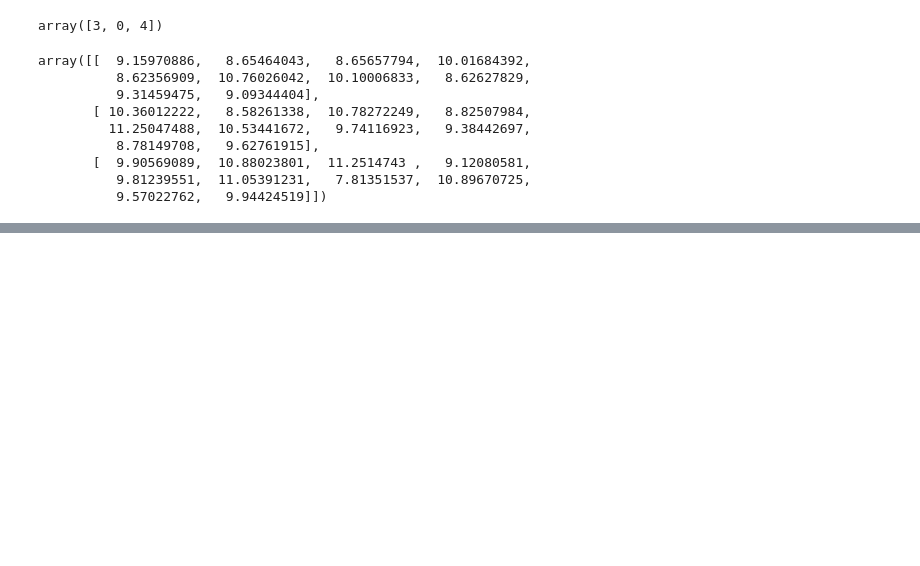
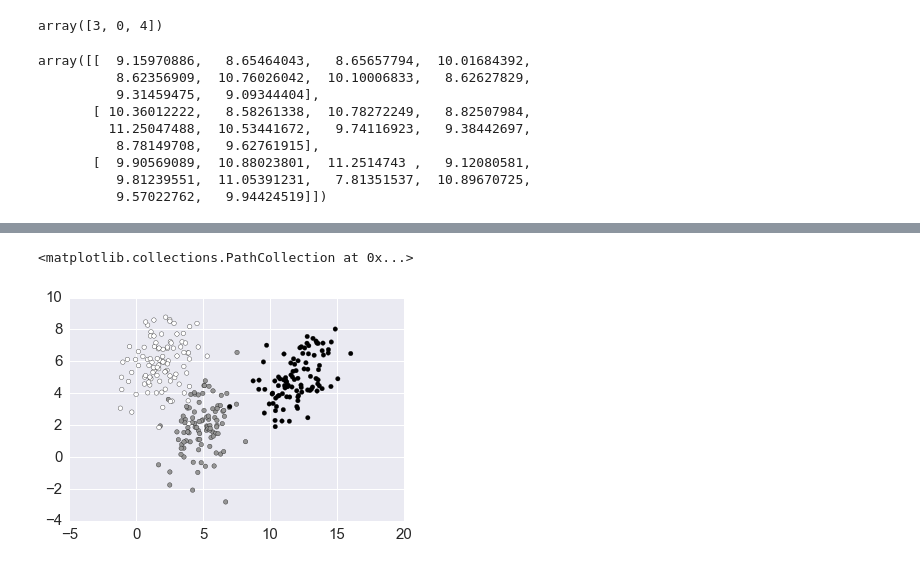
Before and after one commit to Mengrun/Sta_663_Statistical_Computation_Final_Project, a Jupyter notebook: Progress_Report_1.ipynb, the cells around one changed output, grey strips where cells are left out. Saved outputs shown, nothing was run; the diff lists cells and outputs as text; code cells hidden in the pictures; blank space fills up the shorter version.

```diff
--- a/Progress_Report_1.ipynb
+++ b/Progress_Report_1.ipynb
@@ -241,0 +248,19 @@ array([[  9.15970886,   8.65464043,   8.65657794,  10.01684392,
+# %%
+n = 100
+mu1 = np.array([2, 6])
+cov1 = np.array([[2, 0.5], [0.5, 2]])
+subset1 = np.random.multivariate_normal(mu1, cov1, n)
+subset1 = np.c_[subset1,np.ones(n)]
+
+mu2 = np.array([5, 2])
+cov2 = np.array([[2, 0.5], [0.5, 2]])
+subset2 = np.random.multivariate_normal(mu2, cov2, n)
+subset2 = np.c_[subset2,np.ones(n)+1]
+
+mu3 = np.array([12, 5])
+cov3 = np.array([[2, 1], [1, 2]])
+subset3 = np.random.multivariate_normal(mu3, cov3, n)
+subset3 = np.c_[subset3,np.ones(n)+2]
+
+data = np.r_[subset1, subset2, subset3]
+np.random.shuffle(data)
@@ -241,0 +287,5 @@ array([[  9.15970886,   8.65464043,   8.65657794,  10.01684392,
+# %%
+plt.scatter(data[:,0], data[:,1], c=data[:,2])
+# %% [output]
+<matplotlib.collections.PathCollection at 0x...>
+[figure, added]
```
Also changed, not shown: parts of 14 cells of this notebook.
